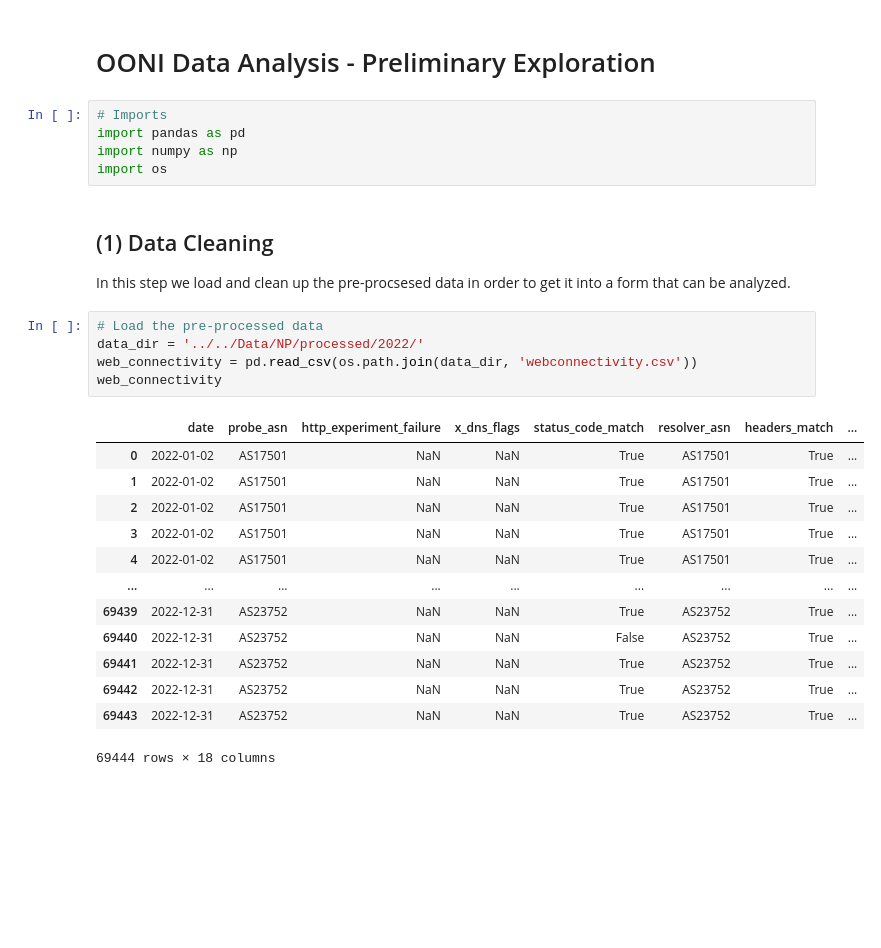
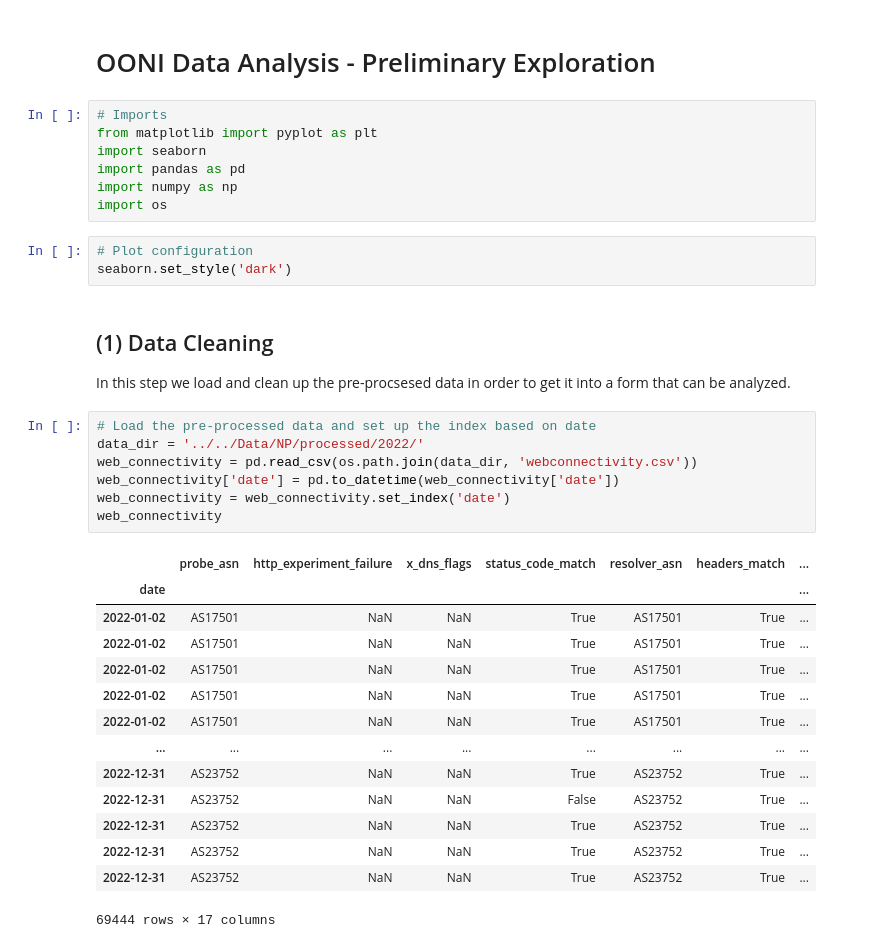
Before and after one commit to mdushkoff/OONI_DataAnalysis, a Jupyter notebook: src/analysis001.ipynb, the cells around one changed output. Drawn from its saved outputs; the diff is of its cells as text; blank space fills up the shorter version.

```diff
--- a/src/analysis001.ipynb
+++ b/src/analysis001.ipynb
@@ -2,28 +2,36 @@
 # OONI Data Analysis - Preliminary Exploration
 # %%
 # Imports
+from matplotlib import pyplot as plt
+import seaborn
 import pandas as pd
 import numpy as np
 import os
+# %%
+# Plot configuration
+seaborn.set_style('dark')
 # %% [markdown]
 ## (1) Data Cleaning
 In this step we load and clean up the pre-procsesed data in order to get it into a form that can be analyzed.
 # %%
-# Load the pre-processed data
+# Load the pre-processed data and set up the index based on date
 data_dir = '../../Data/NP/processed/2022/'
 web_connectivity = pd.read_csv(os.path.join(data_dir, 'webconnectivity.csv'))
+web_connectivity['date'] = pd.to_datetime(web_connectivity['date'])
+web_connectivity = web_connectivity.set_index('date')
 web_connectivity
 # %% [output]
-|  | date | probe_asn | http_experiment_failure | x_dns_flags | status_code_match | resolver_asn | headers_match | ... |
-| 0 | 2022-01-02 | AS17501 | NaN | NaN | True | AS17501 | True | ... |
-| 1 | 2022-01-02 | AS17501 | NaN | NaN | True | AS17501 | True | ... |
-| 2 | 2022-01-02 | AS17501 | NaN | NaN | True | AS17501 | True | ... |
-| 3 | 2022-01-02 | AS17501 | NaN | NaN | True | AS17501 | True | ... |
-| 4 | 2022-01-02 | AS17501 | NaN | NaN | True | AS17501 | True | ... |
-| ... | ... | ... | ... | ... | ... | ... | ... | ... |
-| 69439 | 2022-12-31 | AS23752 | NaN | NaN | True | AS23752 | True | ... |
-| 69440 | 2022-12-31 | AS23752 | NaN | NaN | False | AS23752 | True | ... |
-| 69441 | 2022-12-31 | AS23752 | NaN | NaN | True | AS23752 | True | ... |
-| 69442 | 2022-12-31 | AS23752 | NaN | NaN | True | AS23752 | True | ... |
-| 69443 | 2022-12-31 | AS23752 | NaN | NaN | True | AS23752 | True | ... |
+|  | probe_asn | http_experiment_failure | x_dns_flags | status_code_match | resolver_asn | headers_match | ... |
+| date |  |  |  |  |  |  | ... |
+| 2022-01-02 | AS17501 | NaN | NaN | True | AS17501 | True | ... |
+| 2022-01-02 | AS17501 | NaN | NaN | True | AS17501 | True | ... |
+| 2022-01-02 | AS17501 | NaN | NaN | True | AS17501 | True | ... |
+| 2022-01-02 | AS17501 | NaN | NaN | True | AS17501 | True | ... |
+| 2022-01-02 | AS17501 | NaN | NaN | True | AS17501 | True | ... |
+| ... | ... | ... | ... | ... | ... | ... | ... |
+| 2022-12-31 | AS23752 | NaN | NaN | True | AS23752 | True | ... |
+| 2022-12-31 | AS23752 | NaN | NaN | False | AS23752 | True | ... |
+| 2022-12-31 | AS23752 | NaN | NaN | True | AS23752 | True | ... |
+| 2022-12-31 | AS23752 | NaN | NaN | True | AS23752 | True | ... |
+| 2022-12-31 | AS23752 | NaN | NaN | True | AS23752 | True | ... |
-69444 rows × 18 columns
+69444 rows × 17 columns
```
Also changed, not shown: parts of 10 cells of this notebook.
